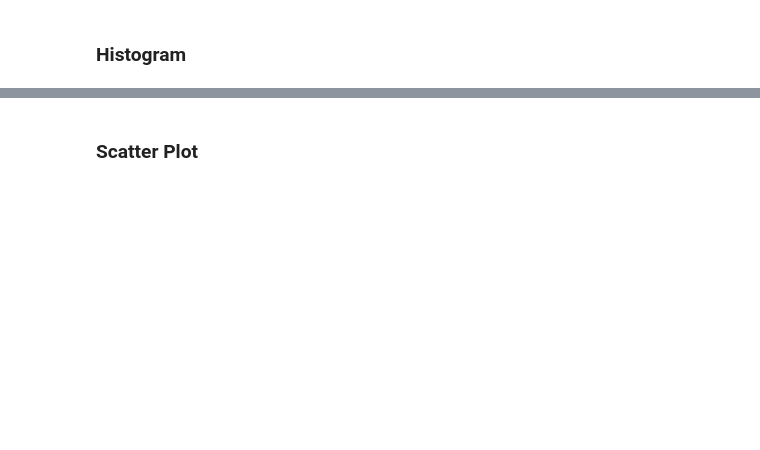
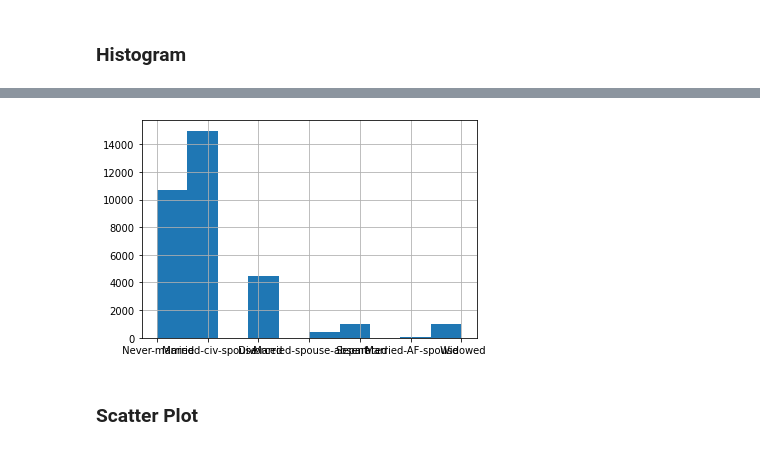
Before and after one commit to samanthagatt/DS-Unit-1-Sprint-1-Data-Wrangling-and-Storytelling, a Jupyter notebook: module1-exploratory-data-analysis/LS_DS_111_Exploratory_Data_Analysis.ipynb, the cells around one changed output, grey strips where cells are left out. Cells and saved outputs as stored; diff of their text form; code cells hidden in the pictures; blank space fills up the shorter version.

```diff
--- a/module1-exploratory-data-analysis/LS_DS_111_Exploratory_Data_Analysis.ipynb
+++ b/module1-exploratory-data-analysis/LS_DS_111_Exploratory_Data_Analysis.ipynb
@@ -238,2 +491,6 @@ Why might it be important for us to be able to visualize how our data is distrib
+# %%
+df[5].hist();
+# %% [output]
+[figure, added]
 # %% [markdown]
 ### Scatter Plot
```
Also changed, not shown: parts of 30 cells of this notebook.
